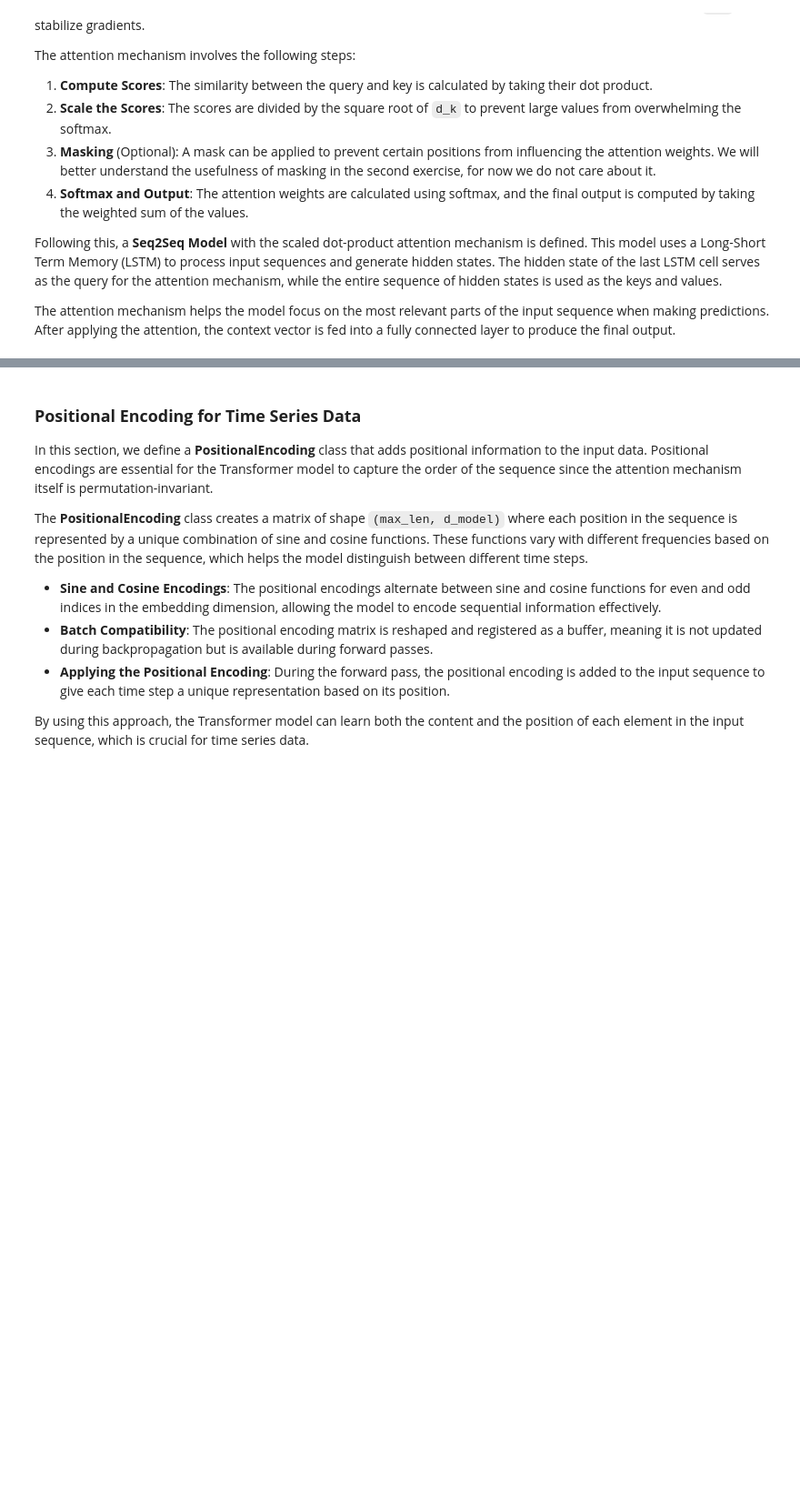
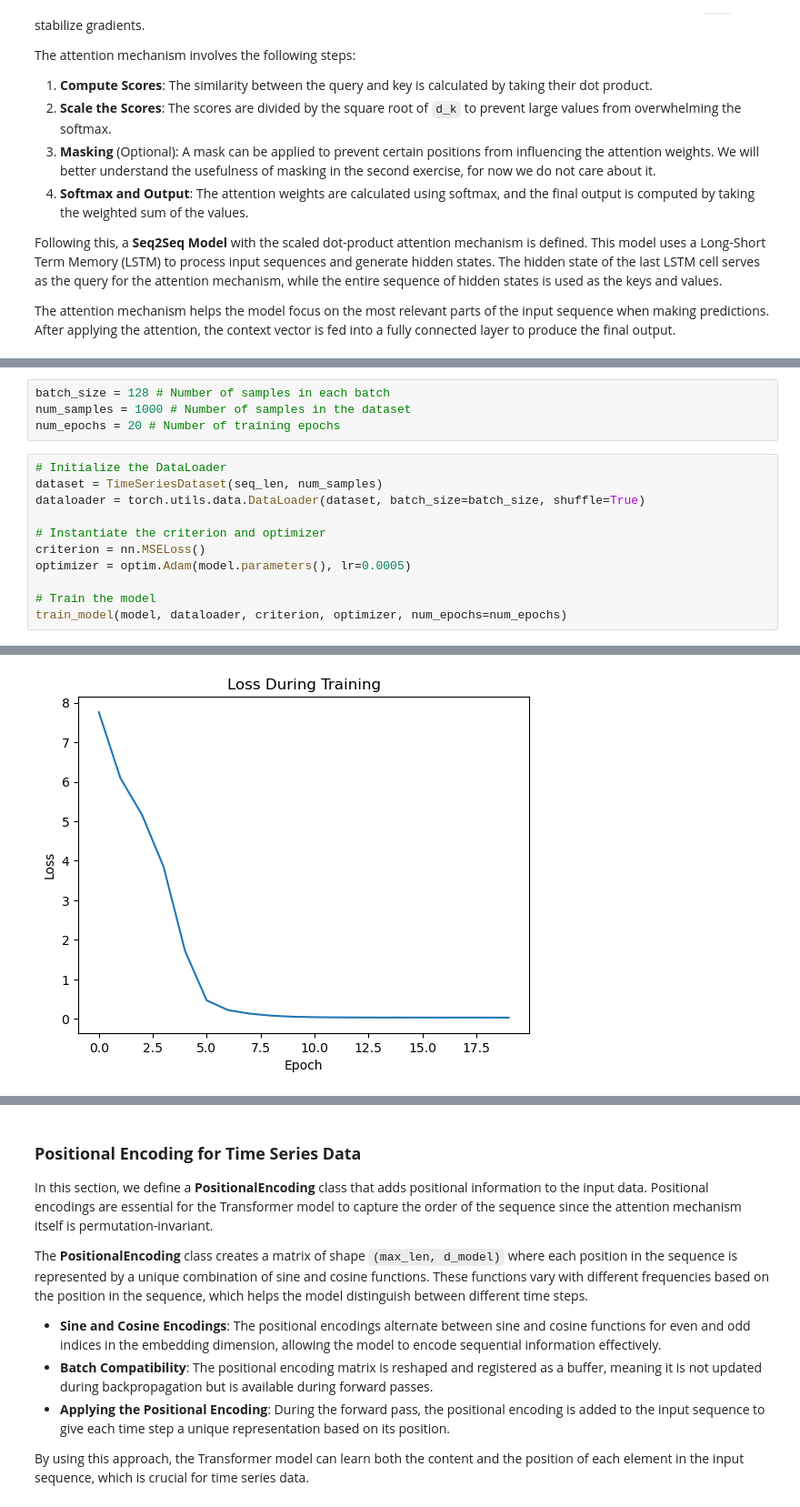
Before and after one commit to dbdmg/llm, a Jupyter notebook: lab02/solution.ipynb, the cells around one changed output, grey strips where cells are left out. Shown at 91% size. Saved outputs shown, nothing was run; the diff lists cells and outputs as text; blank space fills up the shorter version.

```diff
--- a/lab02/solution.ipynb
+++ b/lab02/solution.ipynb
@@ -80,0 +309,16 @@ The attention mechanism helps the model focus on the most relevant parts of the
+# %%
+batch_size = 128 # Number of samples in each batch
+num_samples = 1000 # Number of samples in the dataset
+num_epochs = 20 # Number of training epochs
+# %%
+# Initialize the DataLoader
+dataset = TimeSeriesDataset(seq_len, num_samples)
+dataloader = torch.utils.data.DataLoader(dataset, batch_size=batch_size, shuffle=True)
+
+# Instantiate the criterion and optimizer
+criterion = nn.MSELoss()
+optimizer = optim.Adam(model.parameters(), lr=0.0005)
+
+# Train the model
+train_model(model, dataloader, criterion, optimizer, num_epochs=num_epochs)
+# %% [output]
@@ -80,0 +345 @@ The attention mechanism helps the model focus on the most relevant parts of the
+[figure, added]
```
Also changed, not shown: parts of 35 cells of this notebook.
